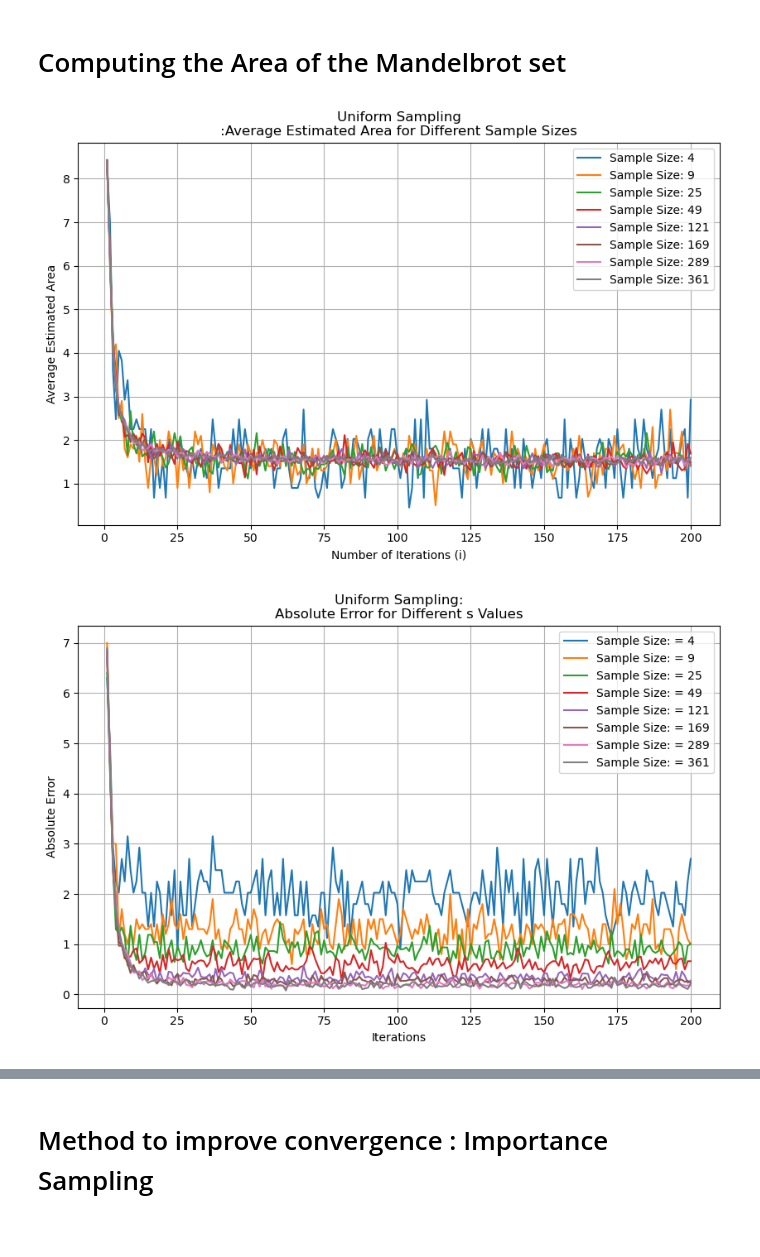
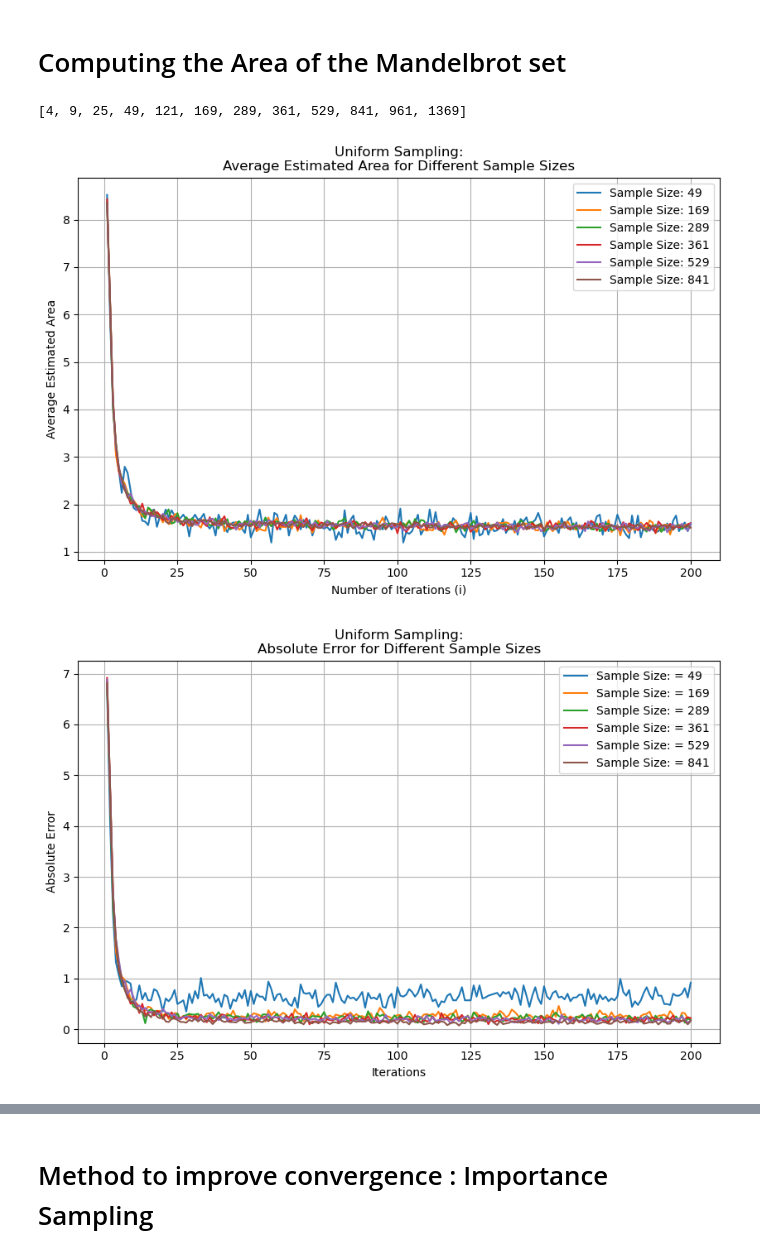
Before and after one commit to guoda23/stochastic_simulation_assignment_1, a Jupyter notebook: combined_sampling_methods.ipynb, the cells around one changed output, grey strips where cells are left out. Drawn from its saved outputs; the diff is of its cells as text; code cells hidden in the pictures.

Commit message:
changed sample sizes

```diff
--- a/combined_sampling_methods.ipynb
+++ b/combined_sampling_methods.ipynb
@@ -351,12 +351,18 @@ def calculate_area_estimations(xmin, xmax, ymin, ymax, i_max, s_values, num_runs
                 area_estimations_sum[j - 1, idx, run] = AM
 
     return area_estimations_sum
+# %%
+#Orthogonal sampling only takes samples of size p^2 where p is a prime.
+#Compute some potential sample sizes:
+get_prime_squares(1400)
+# %% [output]
+[4, 9, 25, 49, 121, 169, 289, 361, 529, 841, 961, 1369]
 # %%
-###Estimate Area and
+###Estimate Mandelbrot Area and calculate the absolute error using different sampling methods
 # Define the parameters
 xmin, xmax, ymin, ymax = -2.0, 1.0, -1.5, 1.5
 i_max = 200
-s_values = get_prime_squares(500) #Orthogonal Sampling only works on sample sizes of prime square values
+s_values = [49, 169, 289, 361, 529, 841] #Orthogonal Sampling only works on sample sizes of prime square values
 num_runs = 10
 sampling_methods = ['Uniform Sampling', 'Latin Hypercube Sampling', 'Orthogonal Sampling']
 
@@ -378,34 +384,34 @@ for sampling_method in sampling_methods:
 
     # Plotting the estimated area for different sample sizes
     for idx, s in enumerate(s_values):
         plt.plot(range(1, i_max + 1), average_area_by_sample[:, idx], label=f'Sample Size: {s}')
 
     plt.xlabel('Number of Iterations (i)')
     plt.ylabel('Average Estimated Area')
-    plt.title(sampling_method + '\n:Average Estimated Area for Different Sample Sizes')
+    plt.title(sampling_method + ':\nAverage Estimated Area for Different Sample Sizes')
     plt.legend()
     plt.grid()
     plt.show()
 
 
     plt.figure(figsize=(10, 6))
 
     # Reshape the reference_areas array
     reshaped_reference_areas = reference_areas.reshape(1, len(s_values), num_runs)
 
     # Calculate the absolute error based on s_values
     absolute_errors = np.abs(area_estimations_sum - reshaped_reference_areas)
 
     # Plot the absolute errors for different s_values
     for i, s in enumerate(s_values):
         plt.plot(range(1, i_max + 1), absolute_errors[:, i, :].mean(axis=1), label=f'Sample Size: = {s}')
 
     plt.xlabel('Iterations')
     plt.ylabel('Absolute Error')
-    plt.title(sampling_method + ':\nAbsolute Error for Different s Values')
+    plt.title(sampling_method + ':\nAbsolute Error for Different Sample Sizes')
     plt.legend()
     plt.grid()
     plt.show()
 # %% [output]
-[figure, old version]
+[figure, new version]
-[figure, old version]
+[figure, new version]
```
Also changed, not shown: parts of 5 cells of this notebook.
